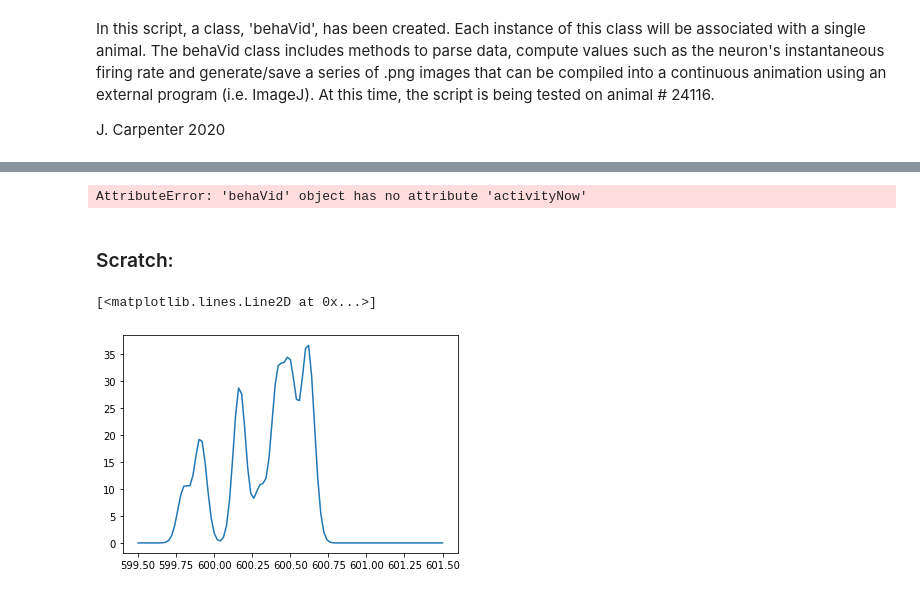
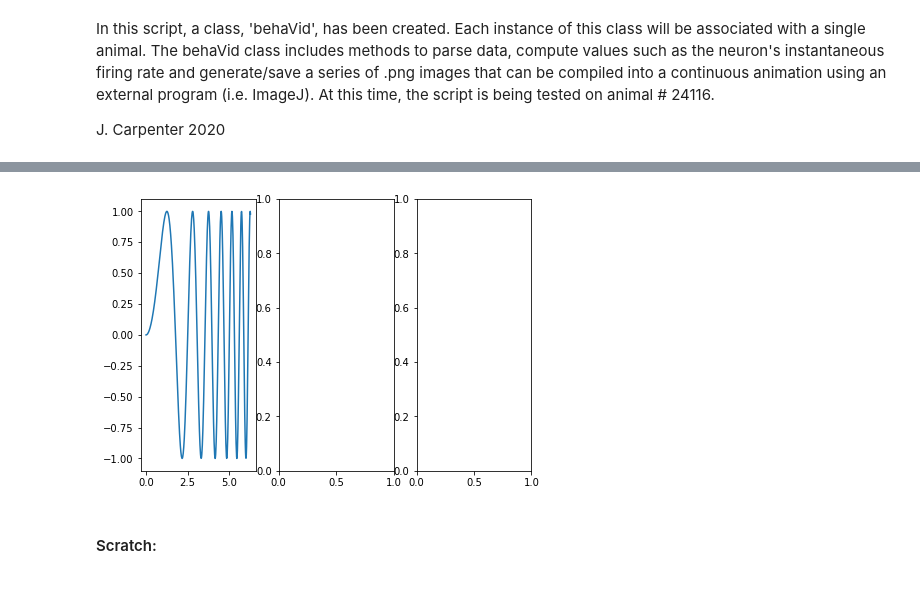
Before and after one commit to jncarpen/egoHC, a Jupyter notebook: behaVid.ipynb, the cells around one changed output, grey strips where cells are left out. Saved outputs shown, nothing was run; the diff lists cells and outputs as text; code cells hidden in the pictures.

```diff
--- a/behaVid.ipynb
+++ b/behaVid.ipynb
@@ -295,12 +311,11 @@ class behaVid:
 vid_24116 = behaVid(pos, SpikeTrain, UniqueID, trialType) # animal 24116
 # %%
-# vid_24116.plotBehavior(sessNum=0, unitNum=0, timePoint=30025)
-
-frNow, timeNow = vid_24116.activityNow(sessNum=0, unitNum=0, timePoint=0, sigma=2)
+# test 'plotBehavior' method
+vid_24116.plotBehavior(sessNum=0, unitNum=0, timePoint=30025)
 # %% [output]
-AttributeError: 'behaVid' object has no attribute 'activityNow'
+[figure, added]
 # %% [markdown]
-### Scratch:
+#### Scratch:
 # %%
 # re-write this function into the methods- all inputs and outputs
 # need to be altered to match the OO style.
@@ -320,23 +331,0 @@ genImage(matfile, 12, 4) # try session 13, cell 5
-# %%
-# instFRnow(self, fr, timePoint=0)
-fr = vid_24116.instFR()
-t = vid_24116.pos[0][:,0]
-Fs, cnt = stats.mode(np.diff(t))
-timePoint = 30025
-
-# define range of points to pull from L/R sides of timePoint
-plusMinus = int(1/Fs)
-
-# index vectors, where len(frNow) = (plusMinus*2)+1
-frNow = fr[timePoint-plusMinus:timePoint+plusMinus+1]
-timeNow = t[timePoint-plusMinus:timePoint+plusMinus+1]
-
-# get sampling frequency
-# t = self.pos[sessNum][:,0] # grab time vector
-# Fs, cnt = stats.mode(np.diff(t)) # calc mode of sampling frequencies
-# timePoint = 30025.0
-
-plt.plot(timeNow, frNow)
-# %% [output]
-[<matplotlib.lines.Line2D at 0x...>]
-[figure, removed]
```
Also changed, not shown: parts of 3 cells of this notebook.
